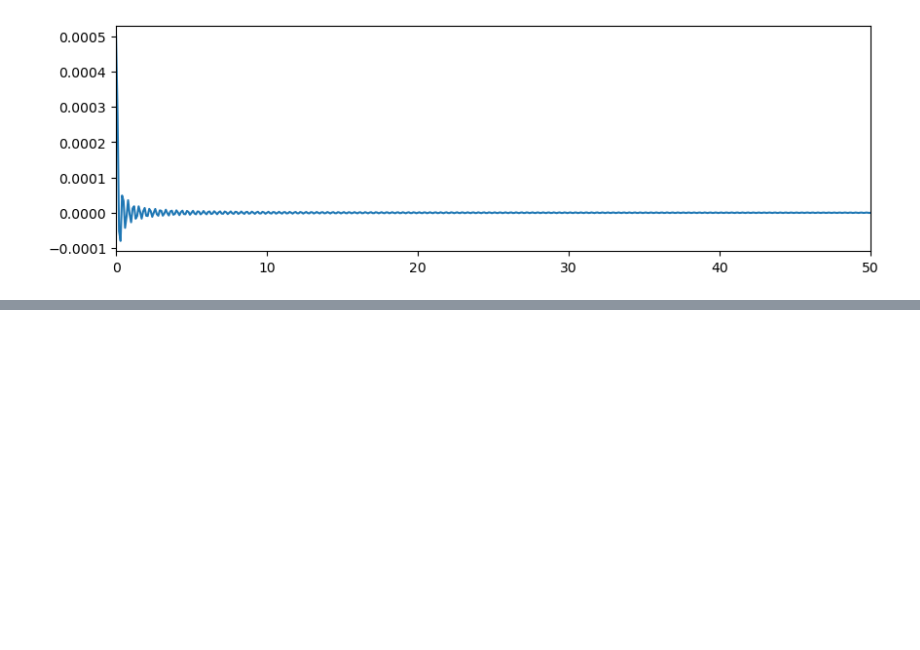
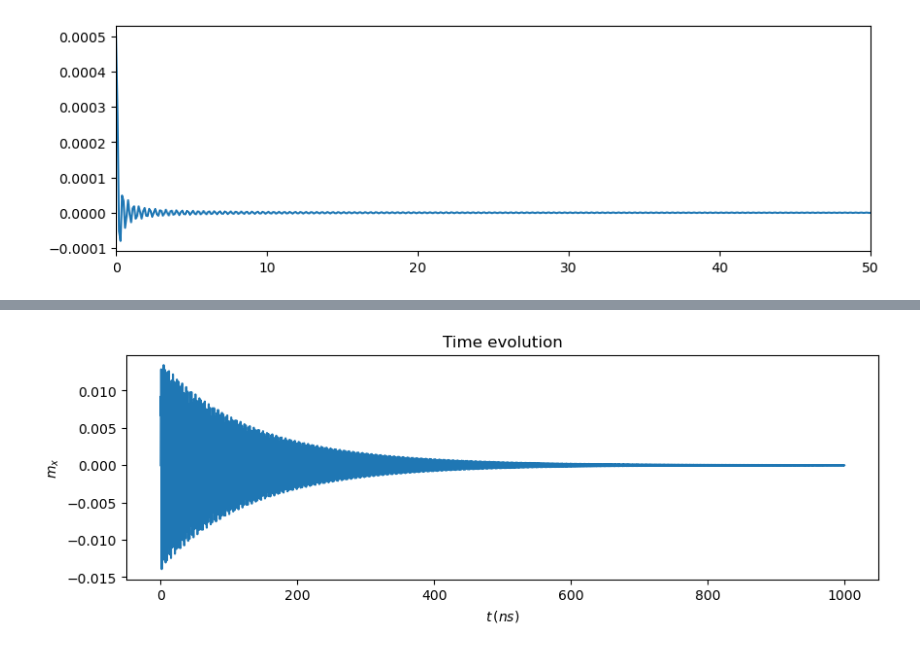
Before and after one commit to chuan97/magnetic-qed, a Jupyter notebook: sinc.ipynb, the cells around one changed output, grey strips where cells are left out. Drawn from its saved outputs; the diff is of its cells as text; code cells hidden in the pictures; blank space fills up the shorter version.

```diff
--- a/sinc.ipynb
+++ b/sinc.ipynb
@@ -123,0 +236,93 @@ plt.show()
+# %%
+N = 1000
+tmax = 1000e-9 #1000
+alpha = 1e-3
+m0 = np.array([0, 0, 1, 0, 0])
+gammaLL = 28e9 * 2*np.pi
+wc = 1.4e9
+wz = 1 * wc
+w_cutoff = 2 * 2*np.pi*wz
+Bext = 2*np.pi*wz/gammaLL
+h = 0.01 * Bext
+f_Bext = f_Bext_factory(Bext, w_cutoff, h)
+kappa = 0.001 * wc
+Bext = np.array([0, 0, 2*np.pi*wz/gammaLL])
+nu = 1
+c = 5.124350564859e-19
+rho = 5.1e26 # densidad espines FIJA
+lam = np.sqrt(c * rho * nu * wc)
+Brms = Brms_scalar = 4 * np.pi * lam / (np.sqrt(N) * gammaLL)
+Brms = np.array([Brms, 0, 0])
+wzc = 4 * lam ** 2 / wc # freq espines critica, calculo indicativo
+print('wzc/wc:', wzc / wc)
+
+t_eval = np.linspace(0, tmax, 500000) #100000
+#dt = 0.01e-9
+sol = solve_ivp(LLG_explicit_real_tdep, (0, tmax), m0, method='RK45', args=(f_Bext, Brms, 2*np.pi * wc, 2*np.pi * kappa, N, gammaLL, alpha), t_eval=t_eval)#, max_step=dt, atol = 1, rtol = 1
+ws, amps = fft_wrapper(sol.t, sol.y[0], slice(middle(sol.t), -1)) # discard first half of time evolution
+plt.plot(sol.t * 1e9, sol.y[0])
+
+#plt.xlim(0, 50)
+plt.ylabel(r'$m_x$')
+plt.xlabel(r'$t \, (ns)$')
+plt.title('Time evolution')
+plt.show()
+
+
+plt.plot(sol.t * 1e9, [mx**2 + my**2 + mz**2 for mx, my, mz in zip(sol.y[0], sol.y[1], sol.y[2])])
+plt.axhline(1.0, c='k', lw=0.5)
+#plt.ylim(0, 1.1)
+plt.ylabel(r'$|m|^2$')
+plt.xlabel(r'$t \, (ns)$')
+plt.title('Time evolution')
+plt.show()
+
+plt.axvline(wc, c='k',lw=0.5)
+plt.axvline(wz, c='k',lw=0.5)
+
+# AQUI SE CALCULAN Y PINTAN LOS POLARITONES
+pm, pp = polaritons(wz, wc, lam)
+for p in (pm, pp):
+    plt.axvline(p, c='g', lw=0.5)
+# -----------------------------------------
+
+print('gap/lam:', (pp - pm) / (2 * lam))
+
+plt.plot(ws, amps)
+#plt.xlim(0.1e9, 2e9)
+#plt.ylim(0, 20)
+plt.xlim(0.0e9, 2.7e9)
+plt.ylabel('Fourier amplitudes')
+plt.xlabel(r'$w \, ({\rm Hz})$')
+plt.title('EXPLICIT: ' + rf'$\omega_z = {wz / wc} \omega_c$' + '  |  ' + rf'$\nu = {nu}$' + '  |  ' + rf'$\lambda = {round(lam/wc, 5)} \omega_c$' + '  |  ' + rf'$\kappa = {round(kappa/wc, 5)} \omega_c$')
+
+plt.show()
+
+# AQUI SE CALCULAN Y PINTAN LOS POLARITONES
+pm, pp = polaritons(wz, wc, lam)
+for p in (pm, pp):
+    plt.axvline(p, c='g', lw=0.5)
+# -----------------------------------------
+
+chi = amps * w_cutoff / (gammaLL * h * np.pi)
+plt.plot(ws, chi)
+plt.xlim(0.0e9, 2.7e9)
+plt.ylabel(r'$\chi_{xx}(\omega)$')
+plt.xlabel(r'$\omega \, ({\rm Hz})$')
+plt.axvline(1.4e9, c='k', lw=0.5)
+plt.show()
+
+# AQUI SE CALCULAN Y PINTAN LOS POLARITONES
+pm, pp = polaritons(wz, wc, lam)
+for p in (pm, pp):
+    plt.axvline(p, c='g', lw=0.5)
+# -----------------------------------------
+
+plt.plot(ws, photon_prop(ws, wc, chi, np.sqrt(N) * gammaLL * Brms_scalar / 2))
+plt.ylim(-1e4, 0)
+plt.xlim(0.0e9, 2.7e9)
+plt.ylabel(r'$D(\omega)$')
+plt.xlabel(r'$\omega \, ({\rm Hz})$')
+plt.axvline(1.4e9, c='k', lw=0.5)
+plt.show()
+# %% [output]
@@ -123,0 +330 @@ plt.show()
+[figure, added]
```
Also changed, not shown: parts of 4 cells of this notebook.
